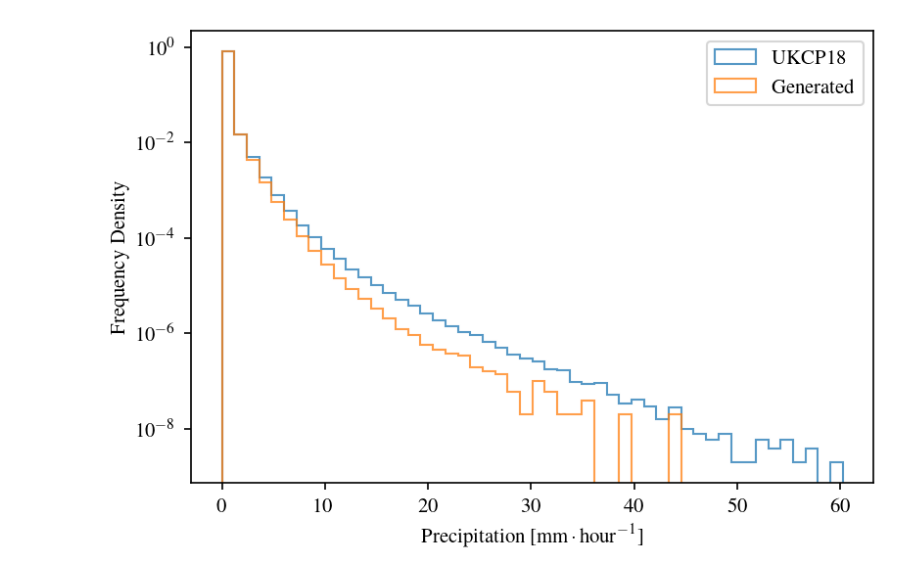
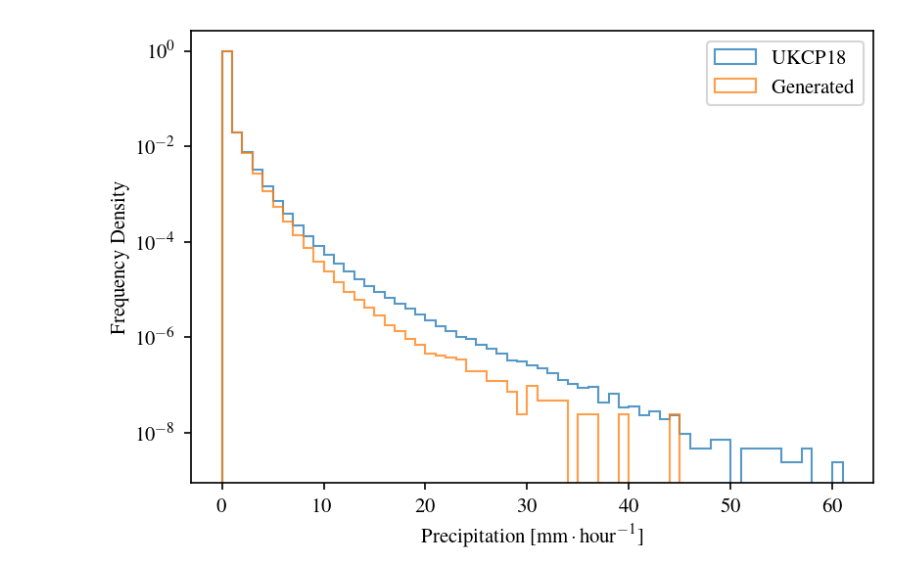
Before and after one commit to henryaddison/video-diffusion-climate, a Jupyter notebook: notebooks/histogram.ipynb, the cells around one changed output. Drawn from its saved outputs; the diff is of its cells as text; code cells hidden in the pictures.

```diff
--- a/notebooks/histogram.ipynb
+++ b/notebooks/histogram.ipynb
@@ -14,12 +14,13 @@ samples_flattened_sorted = torch.load("samples.pt", map_location=torch.device('c
 # %%
 plt.figure(figsize=(6, 4))
 max_value = max(test_flattened_sorted.max(), samples_flattened_sorted.max())
-plt.hist(test_flattened_sorted, density = True, range = (0, max_value), bins = 50, alpha = 0.75, histtype = "step", label = "UKCP18")
-plt.hist(samples_flattened_sorted, density = True, range = (0, max_value), bins = 50, alpha = 0.75, histtype = "step", label = "Generated")
+max_value_ceil = math.ceil(max_value)
+plt.hist(test_flattened_sorted, density = True, range = (0, max_value_ceil), bins = max_value_ceil, alpha = 0.75, histtype = "step", label = "UKCP18")
+plt.hist(samples_flattened_sorted, density = True, range = (0, max_value_ceil), bins = max_value_ceil, alpha = 0.75, histtype = "step", label = "Generated")
 plt.yscale("log")
 plt.xlabel('Precipitation [$\mathrm{mm}\cdot\mathrm{hour}^{-1}$]')
 plt.ylabel('Frequency Density')
 plt.legend()
 plt.show()
 # %% [output]
-[figure, old version]
+[figure, new version]
```
Also changed, not shown: parts of 1 cell of this notebook, 3 other files.
